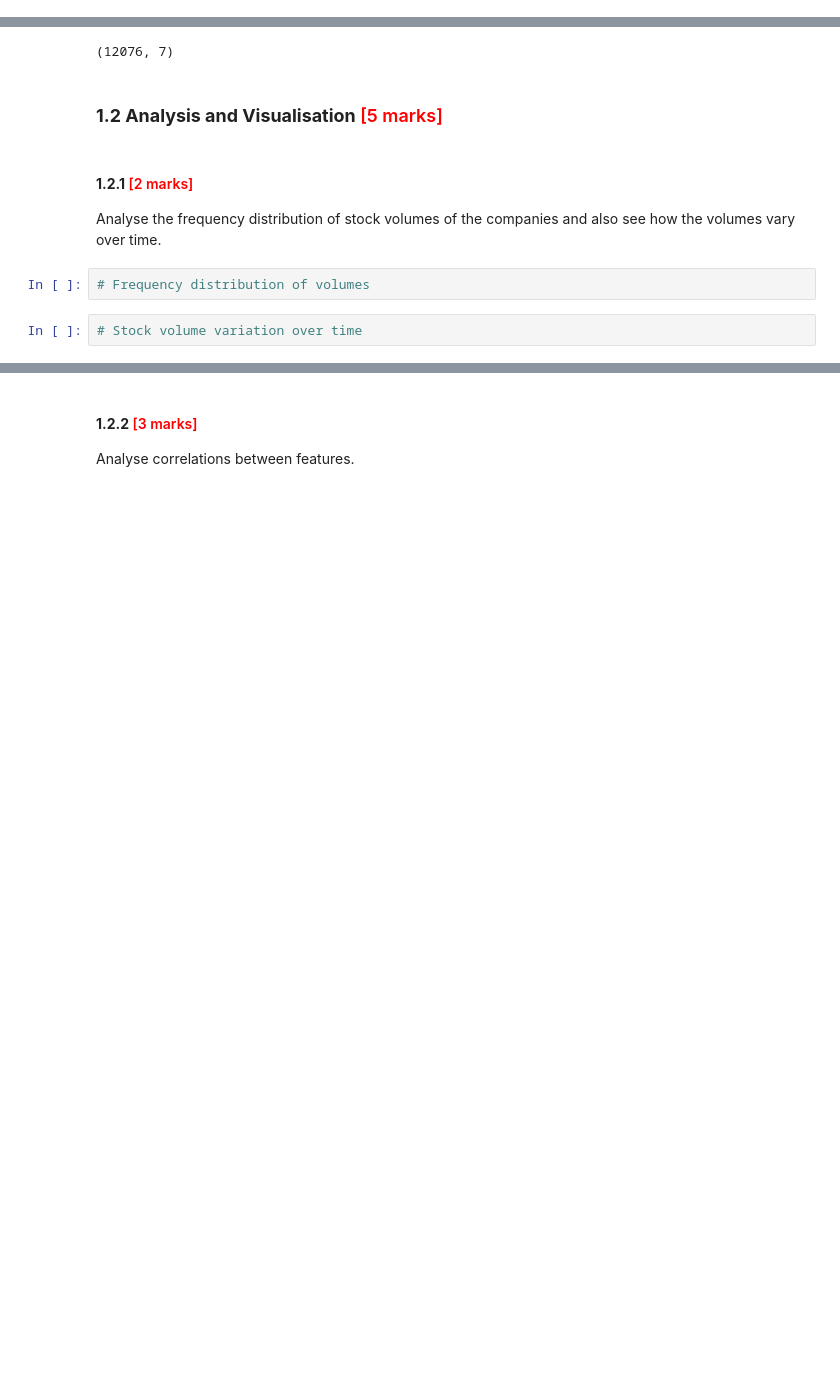
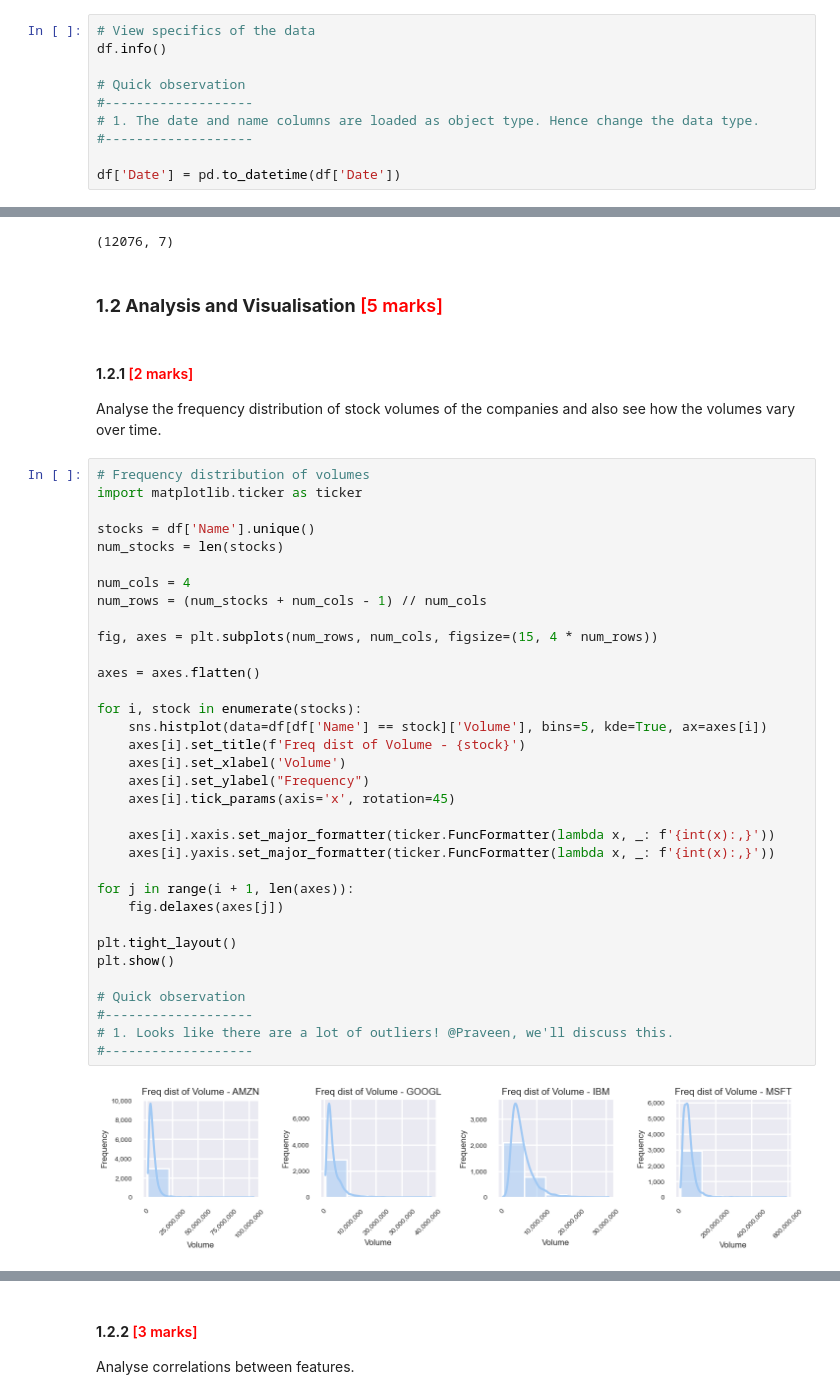
Before and after one commit to uvarajthulasiram/RNN-Stocks, a Jupyter notebook: RNN_Assg_Stock_Price_Prediction_Starter.ipynb, the cells around one changed output, grey strips where cells are left out. Drawn from its saved outputs; the diff is of its cells as text; blank space fills up the shorter version.

```diff
--- a/RNN_Assg_Stock_Price_Prediction_Starter.ipynb
+++ b/RNN_Assg_Stock_Price_Prediction_Starter.ipynb
@@ -105,0 +101,10 @@ memory usage: 660.6+ KB
+# %%
+# View specifics of the data
+df.info()
+
+# Quick observation
+#-------------------
+# 1. The date and name columns are loaded as object type. Hence change the data type.
+#-------------------
+
+df['Date'] = pd.to_datetime(df['Date'])
@@ -159,7 +179,39 @@ df.shape
 # %% [markdown]
 #### **1.2.1** <font color =red> [2 marks] </font>
 Analyse the frequency distribution of stock volumes of the companies and also see how the volumes vary over time.
-# %%
-# Frequency distribution of volumes
-# %%
-# Stock volume variation over time
+# %%
+# Frequency distribution of volumes
+import matplotlib.ticker as ticker
+
+stocks = df['Name'].unique()
+num_stocks = len(stocks)
+
+num_cols = 4
+num_rows = (num_stocks + num_cols - 1) // num_cols
+
+fig, axes = plt.subplots(num_rows, num_cols, figsize=(15, 4 * num_rows))
+
+axes = axes.flatten()
+
+for i, stock in enumerate(stocks):
+    sns.histplot(data=df[df['Name'] == stock]['Volume'], bins=5, kde=True, ax=axes[i])
+    axes[i].set_title(f'Freq dist of Volume - {stock}')
+    axes[i].set_xlabel('Volume')
+    axes[i].set_ylabel("Frequency")
+    axes[i].tick_params(axis='x', rotation=45)
+
+    axes[i].xaxis.set_major_formatter(ticker.FuncFormatter(lambda x, _: f'{int(x):,}'))
+    axes[i].yaxis.set_major_formatter(ticker.FuncFormatter(lambda x, _: f'{int(x):,}'))
+
+for j in range(i + 1, len(axes)):
+    fig.delaxes(axes[j])
+
+plt.tight_layout()
+plt.show()
+
+# Quick observation
+#-------------------
+# 1. Looks like there are a lot of outliers! @Praveen, we'll discuss this.
+#-------------------
+# %% [output]
+[figure, added]
```
Also changed, not shown: parts of 6 cells of this notebook.
